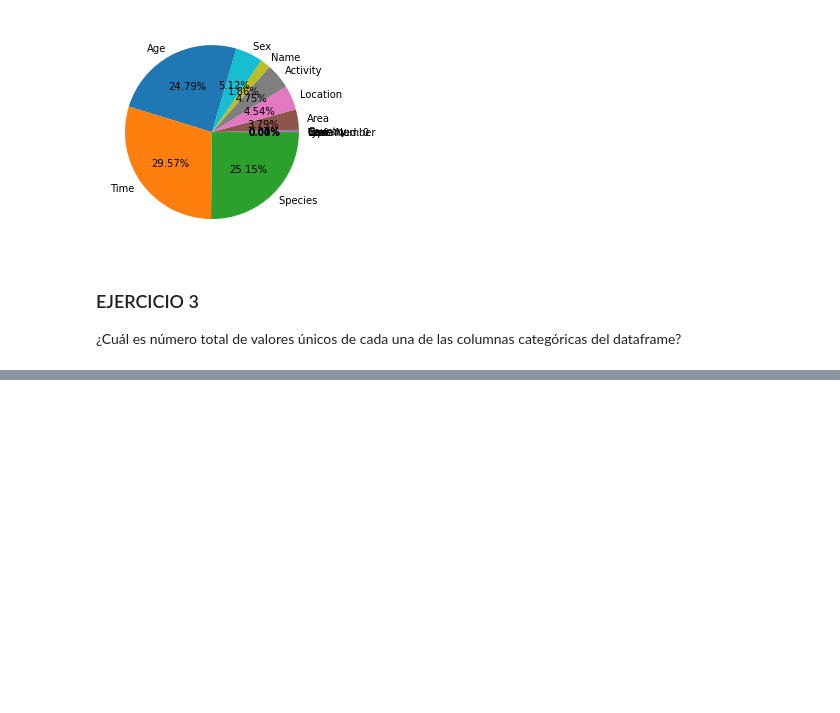
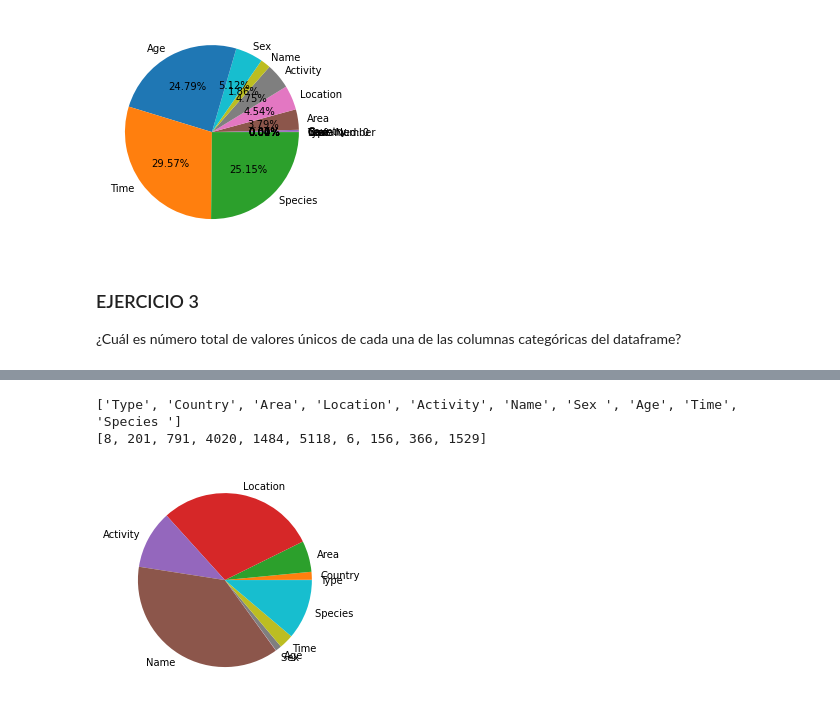
Before and after one commit to Adalab/DA-promo-A-module-2-pairprog-1-pair-3-Alicia-Olivia, a Jupyter notebook: VISUALIZACION/pair_programming_visualizacion1.ipynb, the cells around one changed output, grey strips where cells are left out. Drawn from its saved outputs; the diff is of its cells as text; code cells hidden in the pictures; blank space fills up the shorter version.

Commit message:
Pair Visualizacion1 terminado

```diff
--- a/VISUALIZACION/pair_programming_visualizacion1.ipynb
+++ b/VISUALIZACION/pair_programming_visualizacion1.ipynb
@@ -78,2 +64,0 @@ print(x)
-# %%
-todas_labels =  lectura_attacks[x].unique()
@@ -81,0 +86,24 @@ AttributeError: 'DataFrame' object has no attribute 'unique'
+# %%
+columnas = lectura_attacks[['Type', 'Country', 'Area', 'Location', 'Activity', 'Name', 'Sex ', 'Age', 'Time', 'Species ']]
+#he cambiado lectura_attacks.columns porque incluia la columna numerica
+x= []
+y=[]
+for columna in columnas:
+    x.append(columna)
+print(x)
+
+y=[]
+for valor in range(len(x)):
+    todas_labels = lectura_attacks[x[valor]].value_counts()
+    y.append(len(todas_labels))
+print(y)
+
+
+plt.figure()
+
+plt.pie(y, labels=x)
+plt.show()
+# %% [output]
+['Type', 'Country', 'Area', 'Location', 'Activity', 'Name', 'Sex ', 'Age', 'Time', 'Species ']
+[8, 201, 791, 4020, 1484, 5118, 6, 156, 366, 1529]
+[figure, added]
```
Also changed, not shown: parts of 12 cells of this notebook.
